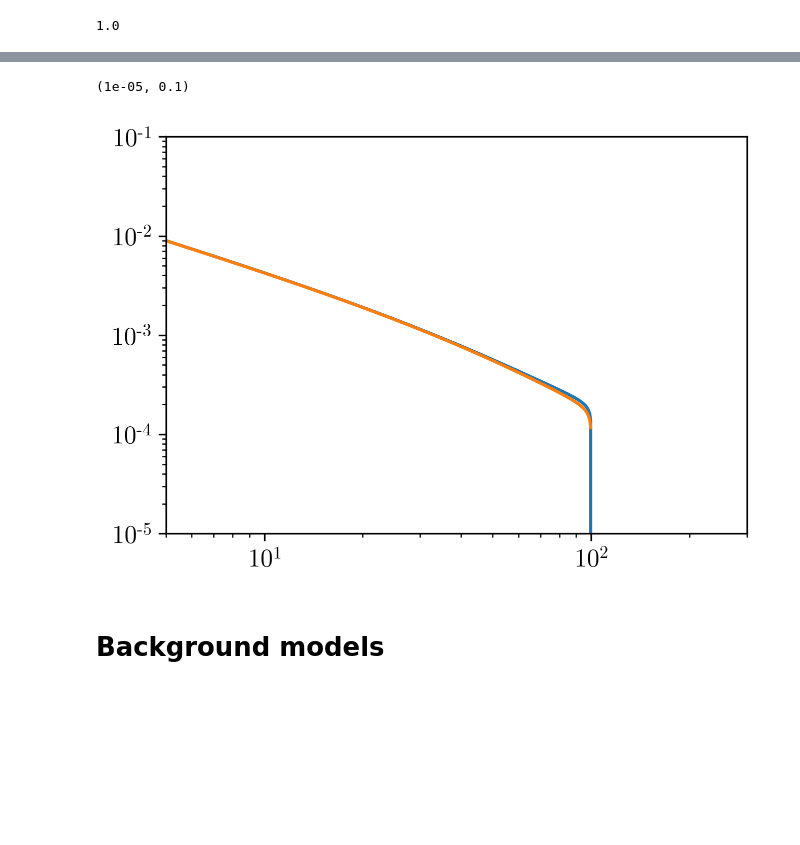
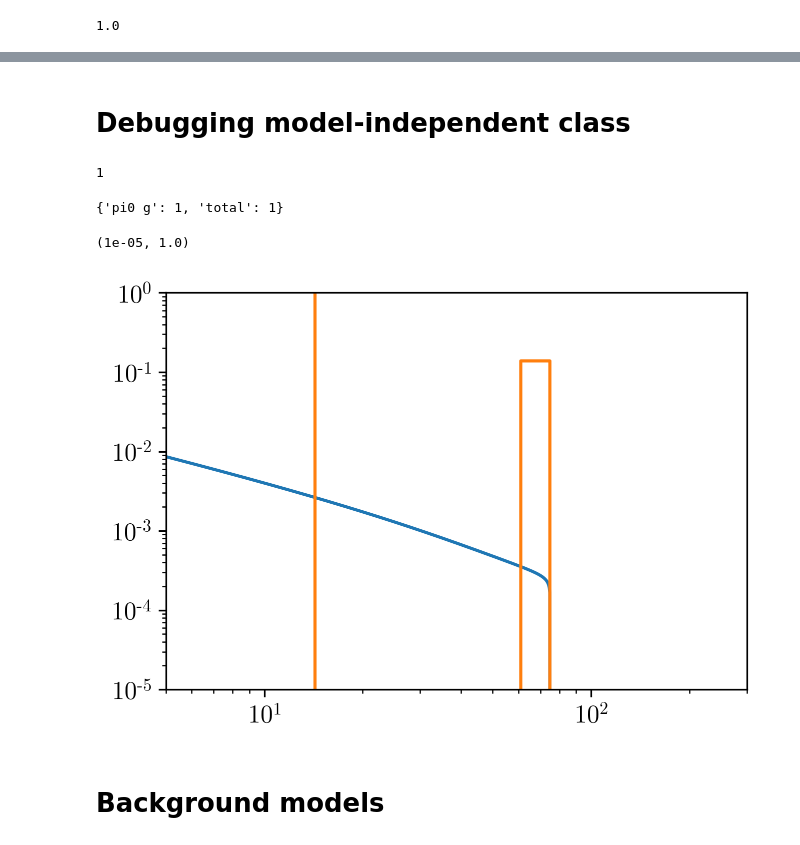
Before and after one commit to LoganAMorrison/Hazma, a Jupyter notebook: notebooks/dev/ac-01-gecco_limits.ipynb, the cells around one changed output, grey strips where cells are left out. Saved outputs shown, nothing was run; the diff lists cells and outputs as text; code cells hidden in the pictures; blank space fills up the shorter version.

```diff
--- a/notebooks/dev/ac-01-gecco_limits.ipynb
+++ b/notebooks/dev/ac-01-gecco_limits.ipynb
@@ -412,23 +727,37 @@ fig.savefig("figures/single_channel_sigmav_limits.pdf")
+# %% [markdown]
+# Debugging model-independent class
 # %%
-mx = 100
+mx = 75
 sm = HiggsPortal(mx, 1e3, 1, 0.1)
-sc_pi0_pi0 = SingleChannel(mx, "pi0 pi0", 1)
+sc_pi0_g = SingleChannel(mx, "pi0 g", 1)
 sc_pi_pi = SingleChannel(mx, "pi pi", 1)
 sc_mu_mu = SingleChannel(mx, "mu mu", 1)
 sc_e_e = SingleChannel(mx, "e e", 1)
 # %%
 e_gams = np.geomspace(5e0, 3e2, 1000)
 e_cm = 2 * mx * (1 + 1e-3**2)
+# %%
+sc_pi0_g.sigma(e_cm)
+# %% [output]
+1
+# %%
+sc_pi0_g.annihilation_cross_sections(e_cm)
+# %% [output]
+{'pi0 g': 1, 'total': 1}
 # %%
 plt.loglog(e_gams, sm.total_spectrum(e_gams, e_cm))
 # plt.loglog(e_gams, sc_pi_pi.total_spectrum(e_gams, e_cm) * 1/3 + sc_pi0_pi0.total_spectrum(e_gams, e_cm) * 1/5)
-plt.loglog(e_gams, 0.93 * sc_e_e.total_spectrum(e_gams, e_cm))
+plt.loglog(e_gams, sc_pi0_g.total_spectrum(e_gams, e_cm))
+try:
+    plt.axvline(sc_pi0_g.gamma_ray_lines(e_cm)["pi0 g"]["energy"], color=colors[1])
+except KeyError:
+    pass
 
 plt.xlim(e_gams[[0, -1]])
-plt.ylim(1e-5, 1e-1)
+plt.ylim(1e-5, 1e0)
 # %% [output]
-(1e-05, 0.1)
+(1e-05, 1.0)
-[figure, old version]
+[figure, new version]
 # %% [markdown]
 # Background models
 # %%
```
Also changed, not shown: parts of 37 cells of this notebook, 17 other files.
